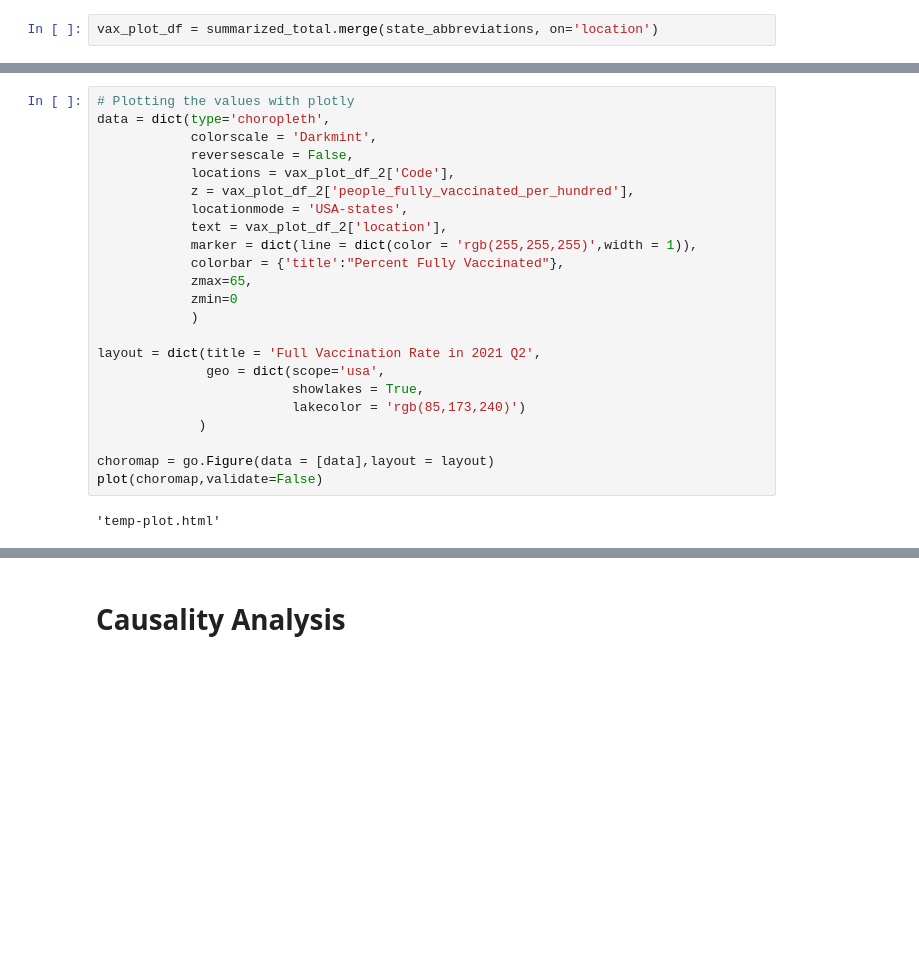
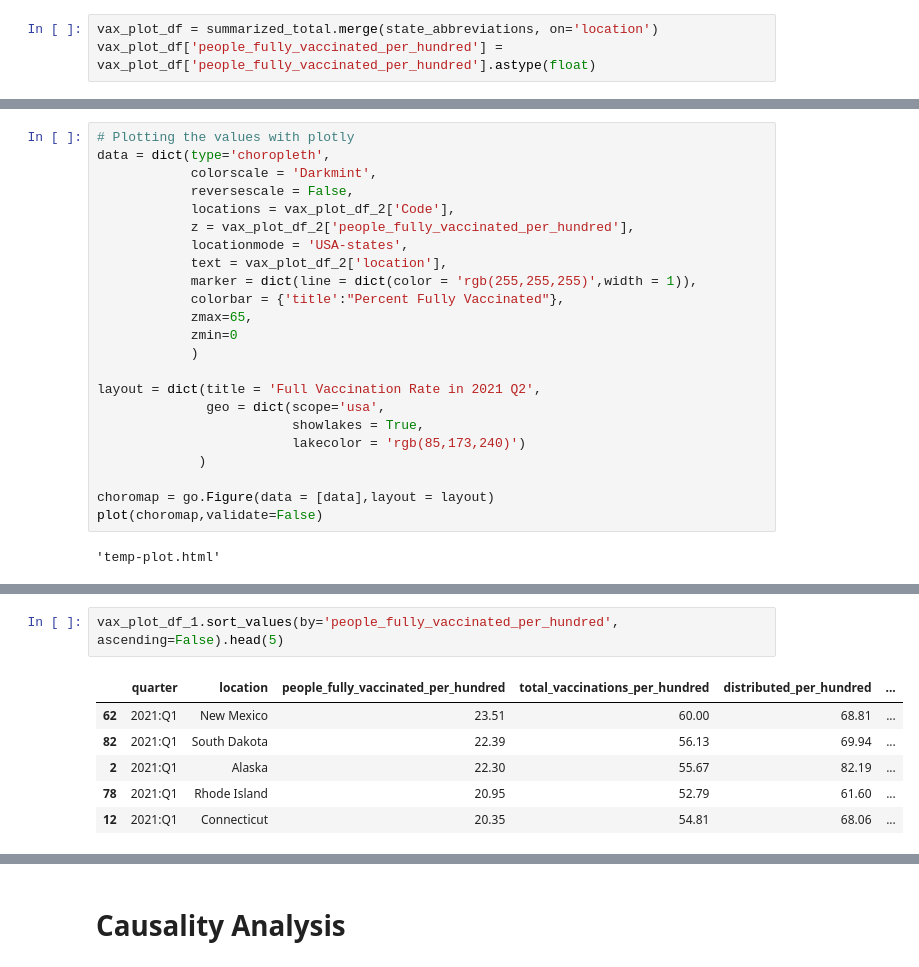
Before and after one commit to michael-lutz/Vaccine-Econ-Analysis, a Jupyter notebook: analysis/visualization_nb.ipynb, the cells around one changed output, grey strips where cells are left out. Cells and saved outputs as stored; diff of their text form; blank space fills up the shorter version.

```diff
--- a/analysis/visualization_nb.ipynb
+++ b/analysis/visualization_nb.ipynb
@@ -569,6 +569,7 @@ state_abbreviations = pd.read_csv('../data/state_abbreviations.csv')
 state_abbreviations.rename(columns={'State':'location'}, inplace=True)
 # %%
 vax_plot_df = summarized_total.merge(state_abbreviations, on='location')
+vax_plot_df['people_fully_vaccinated_per_hundred'] = vax_plot_df['people_fully_vaccinated_per_hundred'].astype(float)
 # %%
 vax_plot_df_1 = vax_plot_df[vax_plot_df['quarter'] == '2021:Q1']
 vax_plot_df_2 = vax_plot_df[vax_plot_df['quarter'] == '2021:Q2']
@@ -624,0 +640,9 @@ plot(choromap,validate=False)
+# %%
+vax_plot_df_1.sort_values(by='people_fully_vaccinated_per_hundred', ascending=False).head(5)
+# %% [output]
+|  | quarter | location | people_fully_vaccinated_per_hundred | total_vaccinations_per_hundred | distributed_per_hundred | ... |
+| 62 | 2021:Q1 | New Mexico | 23.51 | 60.00 | 68.81 | ... |
+| 82 | 2021:Q1 | South Dakota | 22.39 | 56.13 | 69.94 | ... |
+| 2 | 2021:Q1 | Alaska | 22.30 | 55.67 | 82.19 | ... |
+| 78 | 2021:Q1 | Rhode Island | 20.95 | 52.79 | 61.60 | ... |
+| 12 | 2021:Q1 | Connecticut | 20.35 | 54.81 | 68.06 | ... |
```
Also changed, not shown: parts of 21 cells of this notebook, 1 other file.
